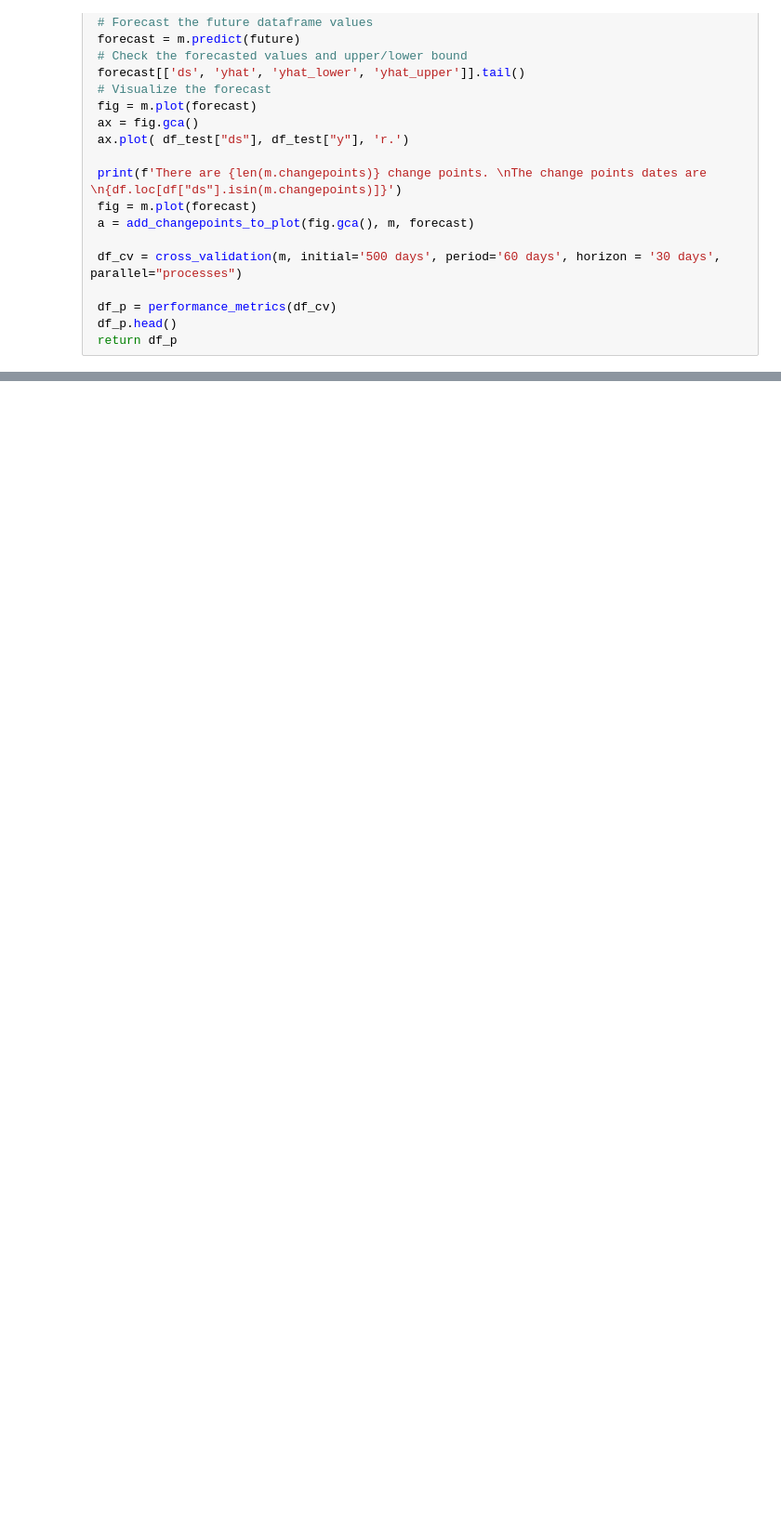
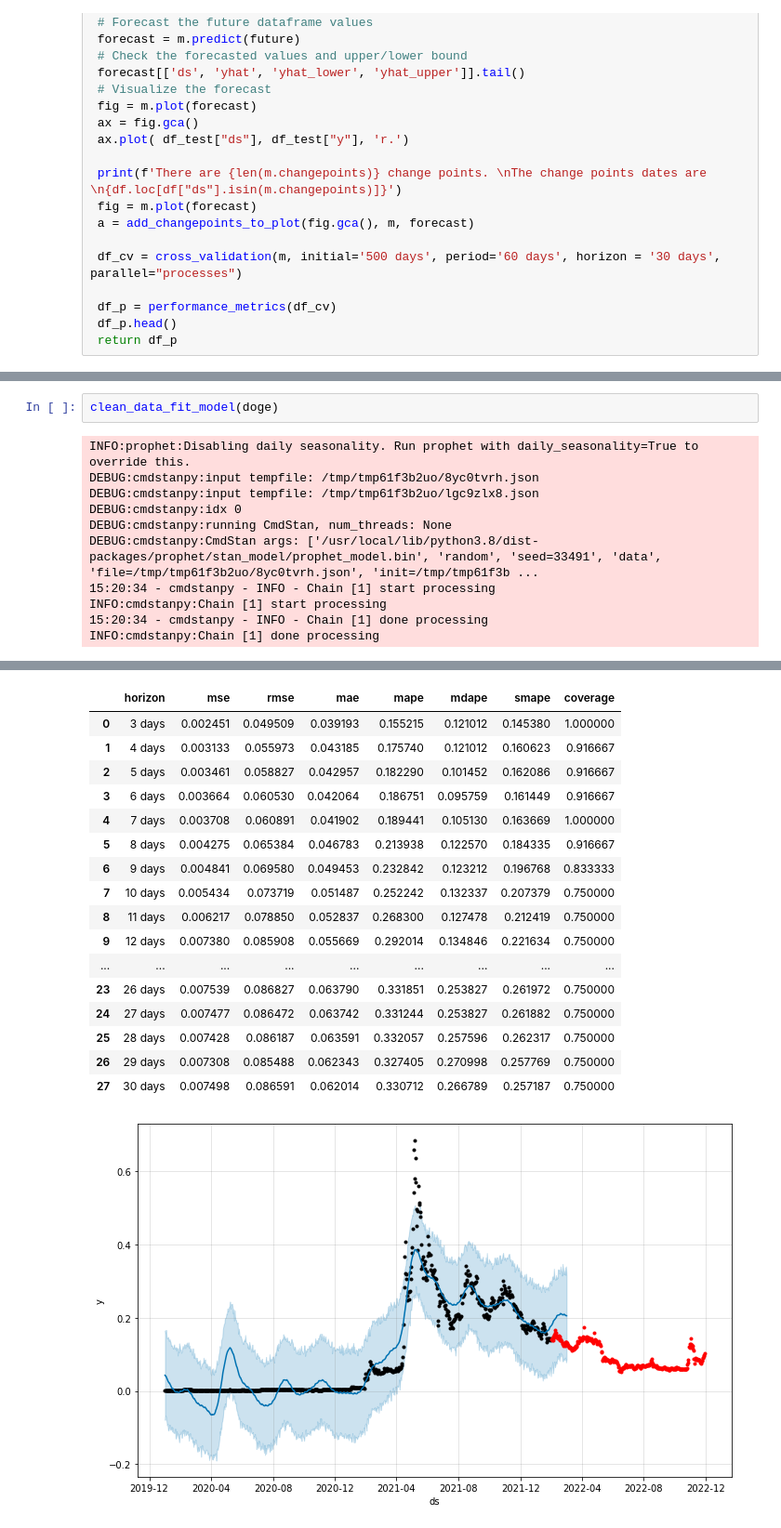
Before and after one commit to SahajTC/A-Fire-Inside, a Jupyter notebook: FbProphet.ipynb, the cells around one changed output, grey strips where cells are left out. Shown at 93% size. Cells and saved outputs as stored; diff of their text form; blank space fills up the shorter version.

```diff
--- a/FbProphet.ipynb
+++ b/FbProphet.ipynb
@@ -269,3 +269,16 @@ INFO:cmdstanpy:Chain [1] done processing
 | 27 | 30 days | 30979.785397 | 176.010754 | 143.831085 | 0.326571 | 0.267025 | 0.295010 | 0.500000 |
 [figure]
 [figure]
+# %%
+clean_data_fit_model(doge)
+# %% [output]
+INFO:prophet:Disabling daily seasonality. Run prophet with daily_seasonality=True to override this.
+DEBUG:cmdstanpy:input tempfile: /tmp/tmp61f3b2uo/8yc0tvrh.json
+DEBUG:cmdstanpy:input tempfile: /tmp/tmp61f3b2uo/lgc9zlx8.json
+DEBUG:cmdstanpy:idx 0
+DEBUG:cmdstanpy:running CmdStan, num_threads: None
+DEBUG:cmdstanpy:CmdStan args: ['/usr/local/lib/python3.8/dist-packages/prophet/stan_model/prophet_model.bin', 'random', 'seed=33491', 'data', 'file=/tmp/tmp61f3b2uo/8yc0tvrh.json', 'init=/tmp/tmp61f3b ...
+15:20:34 - cmdstanpy - INFO - Chain [1] start processing
+INFO:cmdstanpy:Chain [1] start processing
+15:20:34 - cmdstanpy - INFO - Chain [1] done processing
+INFO:cmdstanpy:Chain [1] done processing
@@ -271,0 +320,18 @@ INFO:cmdstanpy:Chain [1] done processing
+|  | horizon | mse | rmse | mae | mape | mdape | smape | coverage |
+| 0 | 3 days | 0.002451 | 0.049509 | 0.039193 | 0.155215 | 0.121012 | 0.145380 | 1.000000 |
+| 1 | 4 days | 0.003133 | 0.055973 | 0.043185 | 0.175740 | 0.121012 | 0.160623 | 0.916667 |
+| 2 | 5 days | 0.003461 | 0.058827 | 0.042957 | 0.182290 | 0.101452 | 0.162086 | 0.916667 |
+| 3 | 6 days | 0.003664 | 0.060530 | 0.042064 | 0.186751 | 0.095759 | 0.161449 | 0.916667 |
+| 4 | 7 days | 0.003708 | 0.060891 | 0.041902 | 0.189441 | 0.105130 | 0.163669 | 1.000000 |
+| 5 | 8 days | 0.004275 | 0.065384 | 0.046783 | 0.213938 | 0.122570 | 0.184335 | 0.916667 |
+| 6 | 9 days | 0.004841 | 0.069580 | 0.049453 | 0.232842 | 0.123212 | 0.196768 | 0.833333 |
+| 7 | 10 days | 0.005434 | 0.073719 | 0.051487 | 0.252242 | 0.132337 | 0.207379 | 0.750000 |
+| 8 | 11 days | 0.006217 | 0.078850 | 0.052837 | 0.268300 | 0.127478 | 0.212419 | 0.750000 |
+| 9 | 12 days | 0.007380 | 0.085908 | 0.055669 | 0.292014 | 0.134846 | 0.221634 | 0.750000 |
+| ... | ... | ... | ... | ... | ... | ... | ... | ... |
+| 23 | 26 days | 0.007539 | 0.086827 | 0.063790 | 0.331851 | 0.253827 | 0.261972 | 0.750000 |
+| 24 | 27 days | 0.007477 | 0.086472 | 0.063742 | 0.331244 | 0.253827 | 0.261882 | 0.750000 |
+| 25 | 28 days | 0.007428 | 0.086187 | 0.063591 | 0.332057 | 0.257596 | 0.262317 | 0.750000 |
+| 26 | 29 days | 0.007308 | 0.085488 | 0.062343 | 0.327405 | 0.270998 | 0.257769 | 0.750000 |
+| 27 | 30 days | 0.007498 | 0.086591 | 0.062014 | 0.330712 | 0.266789 | 0.257187 | 0.750000 |
+[figure, added]
```
Also changed, not shown: parts of 6 cells of this notebook.
